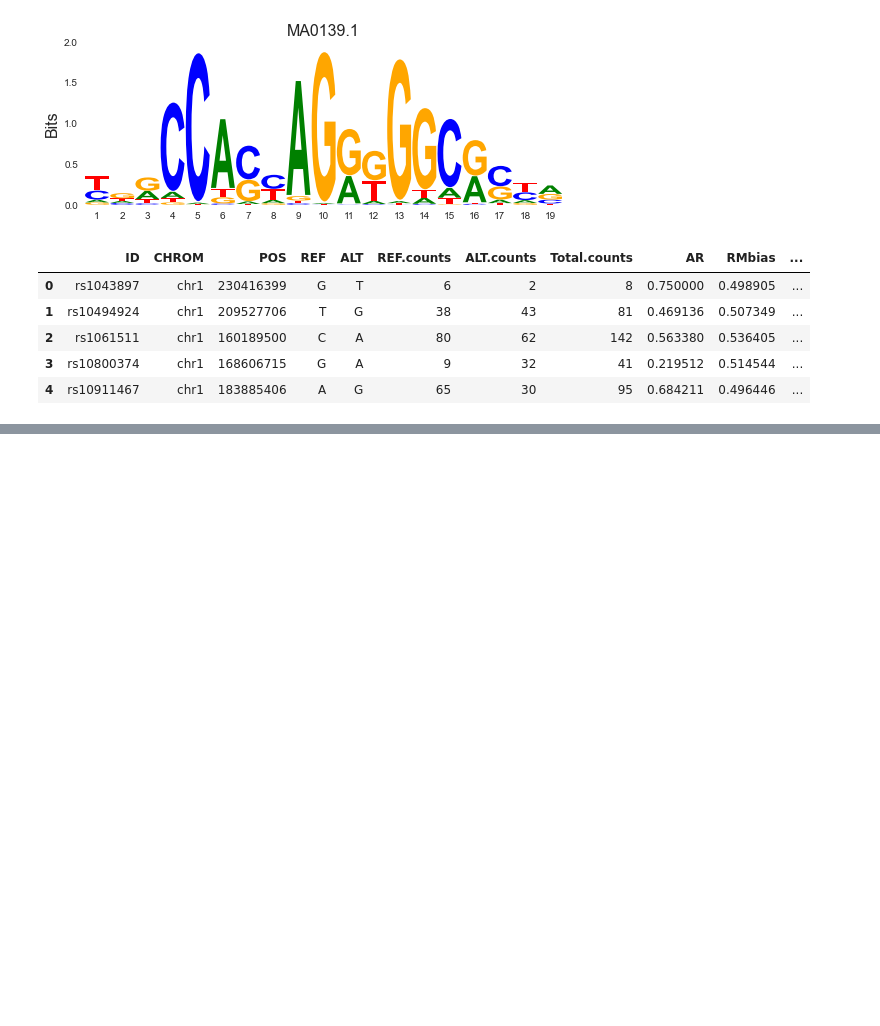
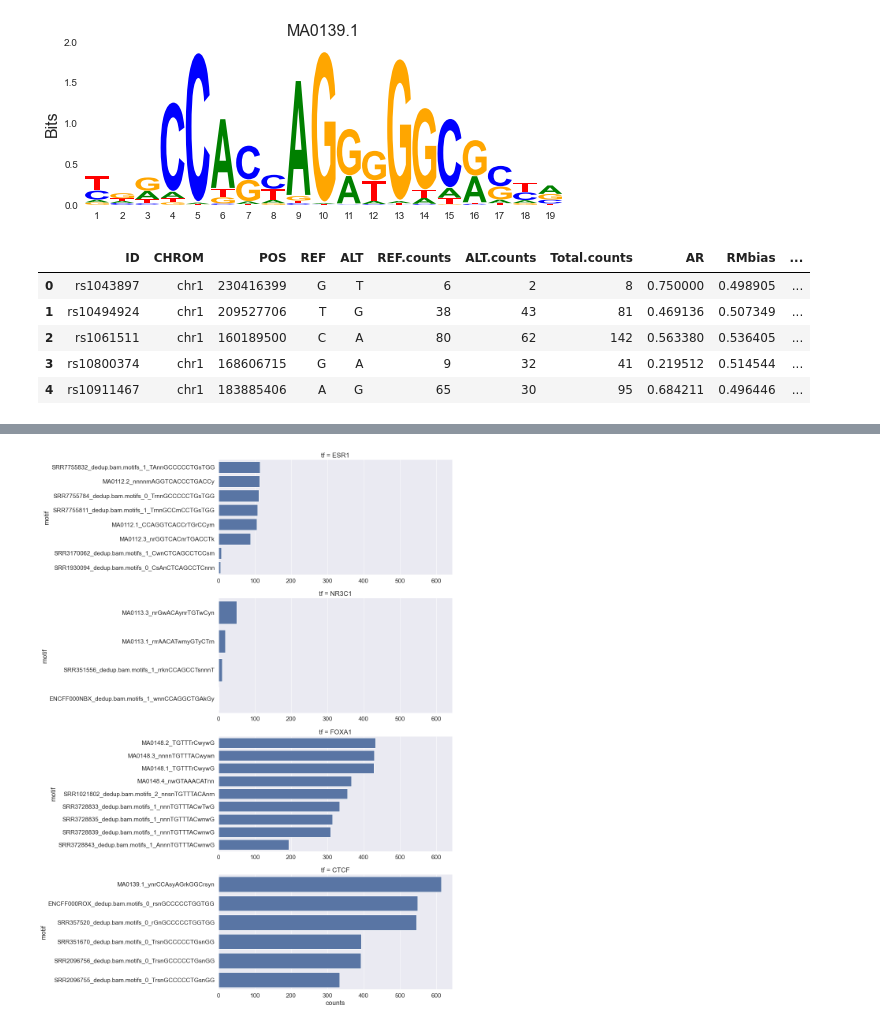
Before and after one commit to BAAL-NF/nopeak-utils, a Jupyter notebook: motif_and_asb.ipynb, the cells around one changed output, grey strips where cells are left out. Saved outputs shown, nothing was run; the diff lists cells and outputs as text; code cells hidden in the pictures; blank space fills up the shorter version.

```diff
--- a/motif_and_asb.ipynb
+++ b/motif_and_asb.ipynb
@@ -313,0 +303,10 @@ sns.scatterplot(data = scatter_coords, x="AR", y="score")
+# %%
+snp_counts = []
+for factor, score_set in scores.items():
+    id_counts = pd.DataFrame(score_set.pivot(columns=("motif"), values=("id")).apply(lambda series: len(series.dropna().unique()), axis=0), columns=["counts"]).sort_values(by="counts", ascending=False).reset_index()
+    id_counts["fraction_of_snps"] = id_counts["counts"]/rsid_counts[factor]
+    id_counts["tf"] = factor
+    snp_counts.append(id_counts)
+
+snp_counts = pd.concat(snp_counts)
+snp_counts.head()
@@ -313,0 +320,12 @@ sns.scatterplot(data = scatter_coords, x="AR", y="score")
+# %%
+with sns.plotting_context("notebook", font_scale=1.4, rc={"figure.dpi":500, 'savefig.dpi':300}):
+    g = sns.FacetGrid(snp_counts, sharex=True, sharey=False, row="tf", height=5, aspect=3)
+    g.map(sns.barplot, "counts", "motif")
+
+
+    for axis in g.axes.flat:
+        axis.tick_params(labelbottom=True)
+
+    plt.tight_layout()
+# %% [output]
+[figure, added]
```
Also changed, not shown: parts of 43 cells of this notebook, 8 other files.
